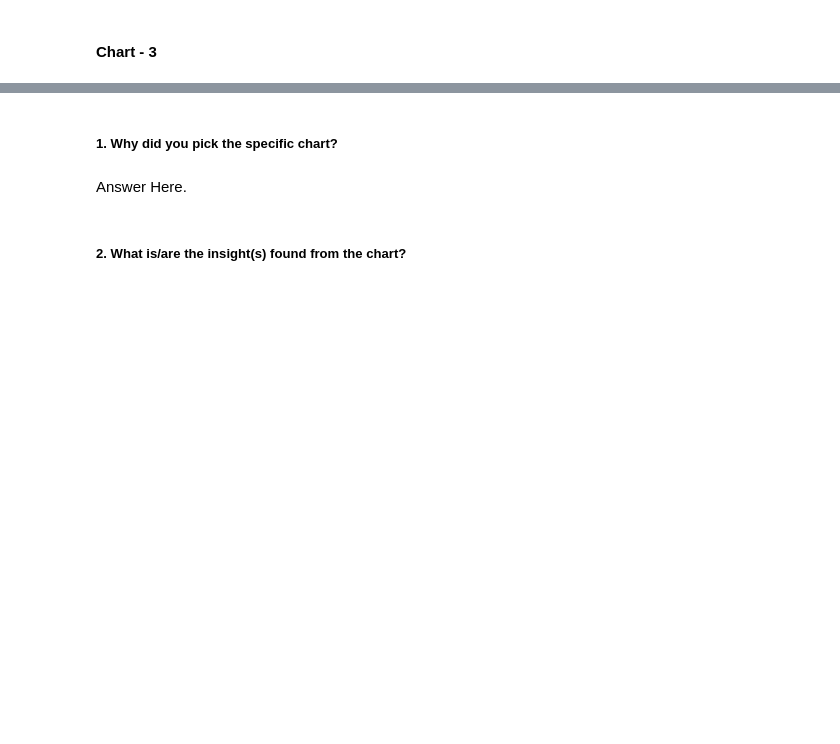
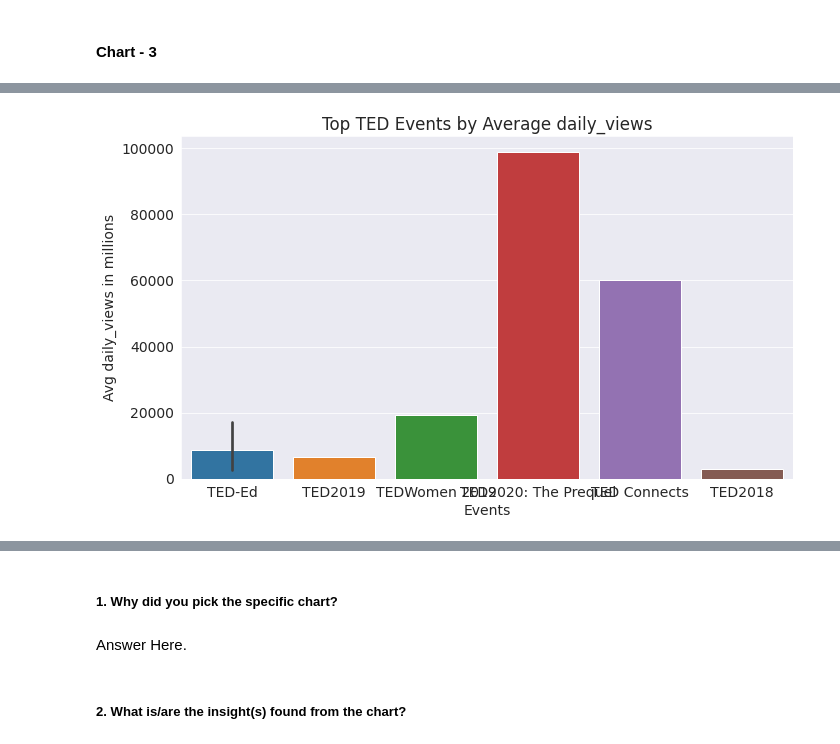
Before and after one commit to rajathAgalkote/TedTalksViewsPrediction_MLRegression, a Jupyter notebook: TED_Talks_Prediction_Regression_ML.ipynb, the cells around one changed output, grey strips where cells are left out. Drawn from its saved outputs; the diff is of its cells as text; code cells hidden in the pictures; blank space fills up the shorter version.

```diff
--- a/TED_Talks_Prediction_Regression_ML.ipynb
+++ b/TED_Talks_Prediction_Regression_ML.ipynb
@@ -535,0 +605,10 @@ Answer Here
+# %%
+plt.figure(figsize=(10,6))
+ax=sns.barplot(x='event',y='talk_id',data=temp)
+labels=ax.get_xticklabels()
+plt.title('Top TED Events by Average daily_views')
+plt.xlabel('Events')
+plt.ylabel('Avg daily_views in millions')
+plt.show()
+# %% [output]
+[figure, added]
```
Also changed, not shown: parts of 47 cells of this notebook.
